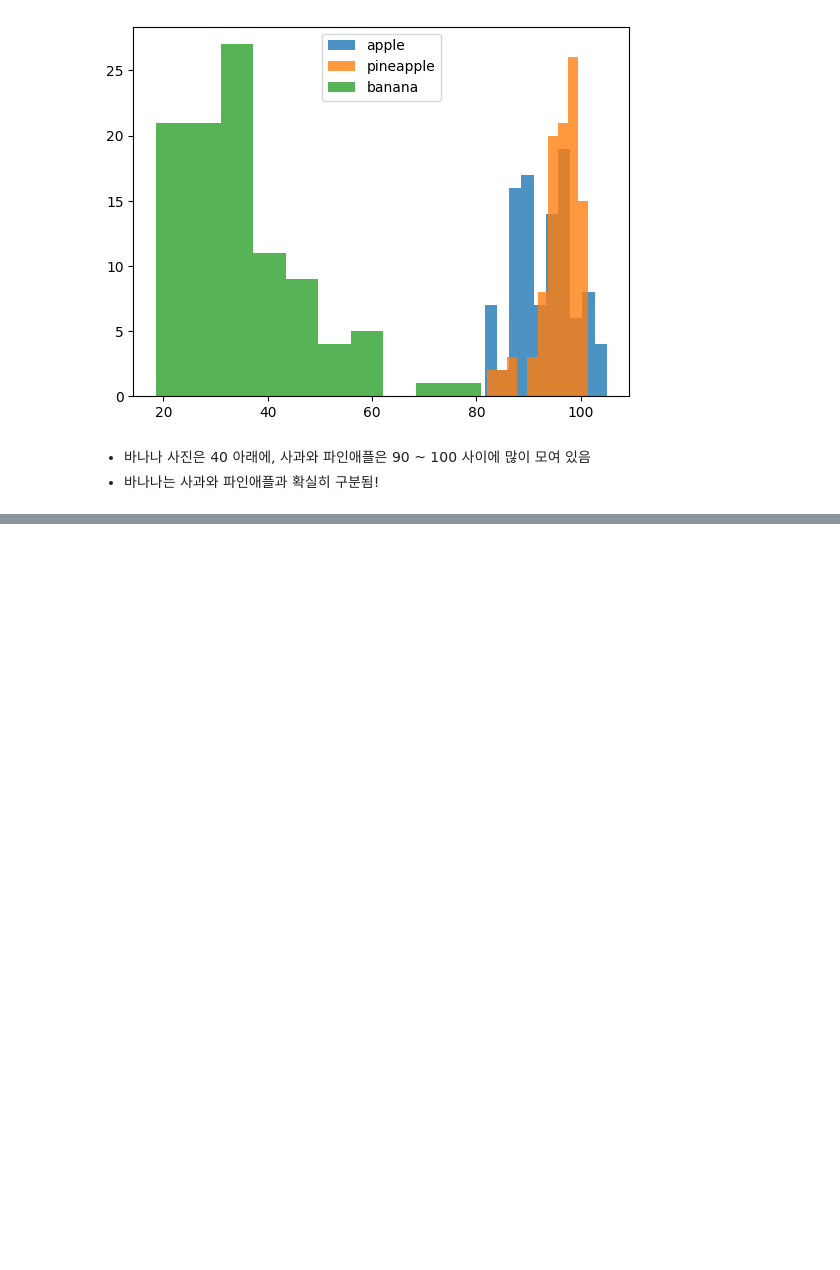
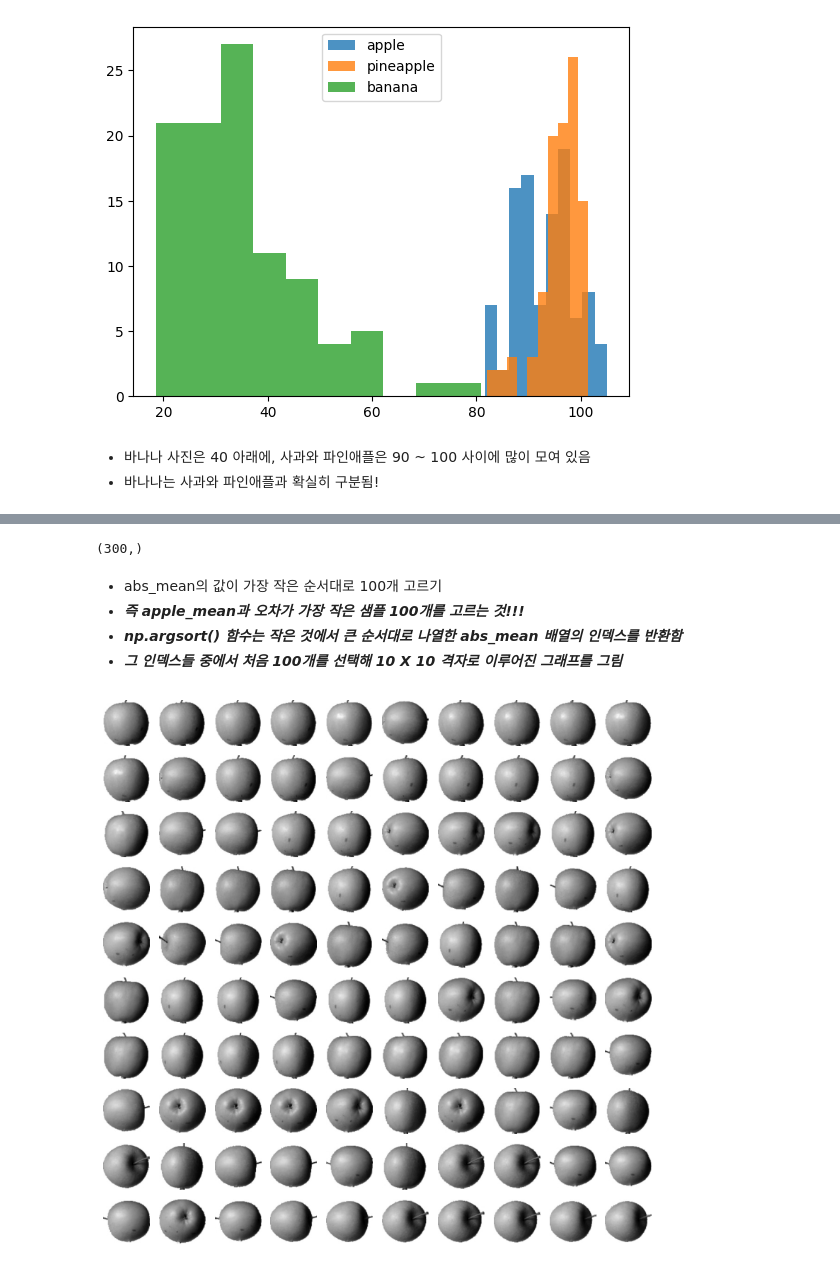
Before and after one commit to zaeyonz/Fruits_Classification, a Jupyter notebook: Fruits_Classification(Unsupervised_Learning).ipynb, the cells around one changed output, grey strips where cells are left out. Cells and saved outputs as stored; diff of their text form; code cells hidden in the pictures; blank space fills up the shorter version.

```diff
--- a/Fruits_Classification(Unsupervised_Learning).ipynb
+++ b/Fruits_Classification(Unsupervised_Learning).ipynb
@@ -130,0 +171,23 @@ plt.show()
+# %%
+abs_diff = np.abs(fruits - apple_mean)  # 300개의 배열에서 사과의 픽셀값 평균을 뺌
+abs_mean = np.mean(abs_diff, axis=(1,2))    # abs_diff에 있는 300개 샘플의 행과 열의 값의 평균 = abs_mean ==> 300개의 값이 나옴, (300,)인 1차원 배열
+print(abs_mean.shape)
+# %% [output]
+(300,)
+# %% [markdown]
+- abs_mean의 값이 가장 작은 순서대로 100개 고르기
+- ***즉 apple_mean과 오차가 가장 작은 샘플 100개를 고르는 것!!!***
+- ***np.argsort() 함수는 작은 것에서 큰 순서대로 나열한 abs_mean 배열의 인덱스를 반환함***
+- ***그 인덱스들 중에서 처음 100개를 선택해 10 X 10 격자로 이루어진 그래프를 그림***
+# %%
+apple_index = np.argsort(abs_mean)[:100]
+
+fig, axs = plt.subplots(10, 10, figsize=(10,10))
+for i in range(10):
+    for j in range(10):
+        axs[i, j].imshow(fruits[apple_index[i*10 + j]], cmap='gray_r')
+        axs[i, j].axis('off')
+
+plt.show()
+# %% [output]
+[figure, added]
```
Also changed, not shown: parts of 11 cells of this notebook.
